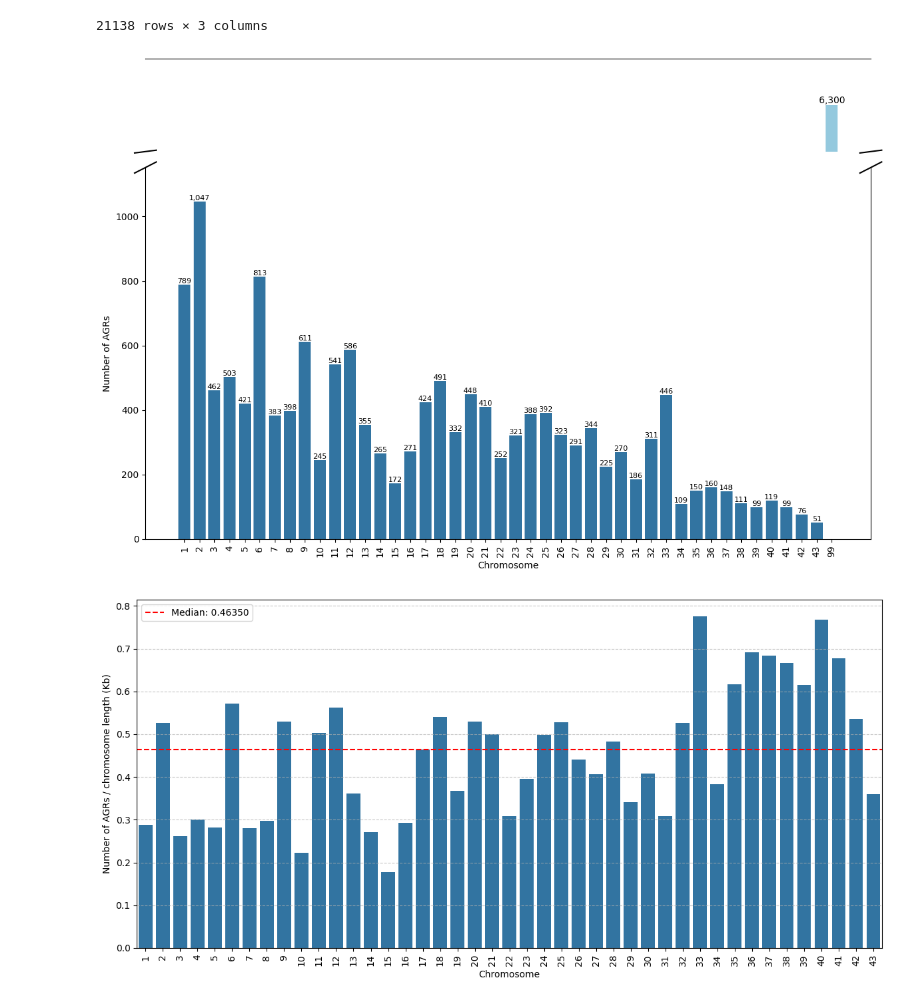
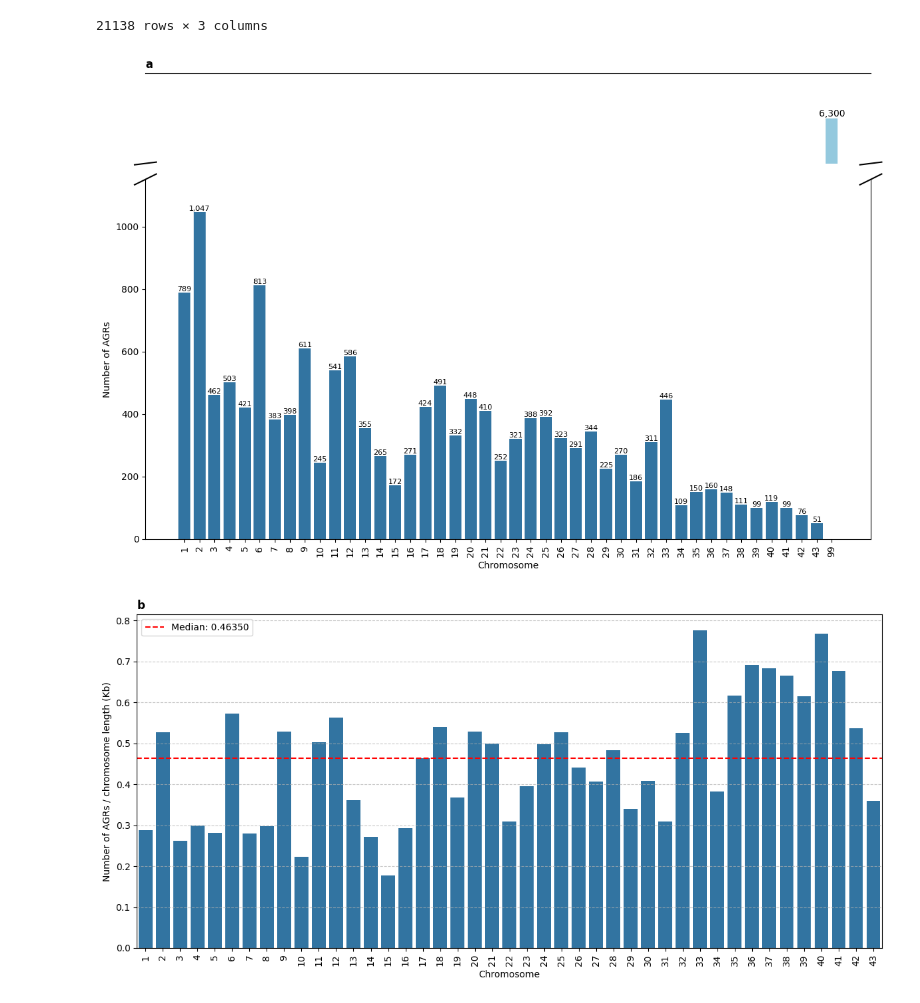
Before and after one commit to gianlucamajor/eCruziDB, a Jupyter notebook: eda/agrs-eda.ipynb, the cells around one changed output. Cells and saved outputs as stored; diff of their text form; code cells hidden in the pictures.

```diff
--- a/eda/agrs-eda.ipynb
+++ b/eda/agrs-eda.ipynb
@@ -315,12 +315,12 @@ kwargs.update(transform=ax_lower.transAxes)
 ax_lower.plot((-d_lower, +d_lower), (1 - d_lower, 1 + d_lower), **kwargs)
 ax_lower.plot((1 - d_lower, 1 + d_lower), (1 - d_lower, 1 + d_lower), **kwargs)
 
-ax_upper.set_title('')
+ax_upper.set_title('a', loc='left', fontweight='bold')
 plt.subplots_adjust(hspace=0.05)
 plt.tight_layout()
 plt.show()
 # %% [output]
-[figure, old version]
+[figure, new version]
 # %%
 #@title (B): AGRs length-normalized
 # Chromosomes
@@ -330,35 +330,36 @@ numeric_and_pse_chrs_df = numeric_and_pse_chrs_df.astype(int)
 chromosome_counts = numeric_and_pse_chrs_df['chromosome'].value_counts().sort_index()
 
 # Convert chromosomes_size dictionary to a pandas Series for easy alignment and convert to Kb
 chromosomes_length_series_kb = (pd.Series(chr_size) / 1000).astype(float) # Divide by 1000 for Kb
 chromosomes_length_series_kb.index = chromosomes_length_series_kb.index.astype(int)
 
 # Filter out chromosome 99 from chromosome_counts and chromosomes_length_series_kb
 chromosome_counts_no_99 = chromosome_counts[chromosome_counts.index != 99]
 chromosomes_length_series_kb_no_99 = chromosomes_length_series_kb[chromosomes_length_series_kb.index != 99]
 
 # Align chromosome_counts with chromosomes_length_series and perform division
 # We'll use .reindex to ensure alignment, filling missing values if any (though none expected here)
 normalized_counts_no_99 = chromosome_counts_no_99 / chromosomes_length_series_kb_no_99.reindex(chromosome_counts_no_99.index)
 
 # Create a bar plot for the normalized values (excluding chr 99)
 plt.figure(figsize=(12, 6))
 ax = sns.barplot(x=normalized_counts_no_99.index, y=normalized_counts_no_99.values)
 plt.xticks(rotation=90)
 plt.xlabel('Chromosome')
 plt.ylabel('Number of AGRs / chromosome length (Kb)')
-plt.title('')
+plt.title('b', loc='left', fontweight='bold')
 plt.grid(axis='y', linestyle='--', alpha=0.7)
 
 # Add median line (excluding chr 99 from calculation)
 median_density = normalized_counts_no_99.median()
 plt.axhline(median_density, color='red', linestyle='--', label=f'Median: {median_density:.5f}')
 
+
 plt.legend()
 plt.tight_layout()
 plt.show()
 # %% [output]
-[figure, old version]
+[figure, new version]
 # %%
 #@title (C) Correlation between chromosome length and AGRs abundance
 from scipy.stats import pearsonr
```
Also changed, not shown: parts of 3 cells of this notebook.
